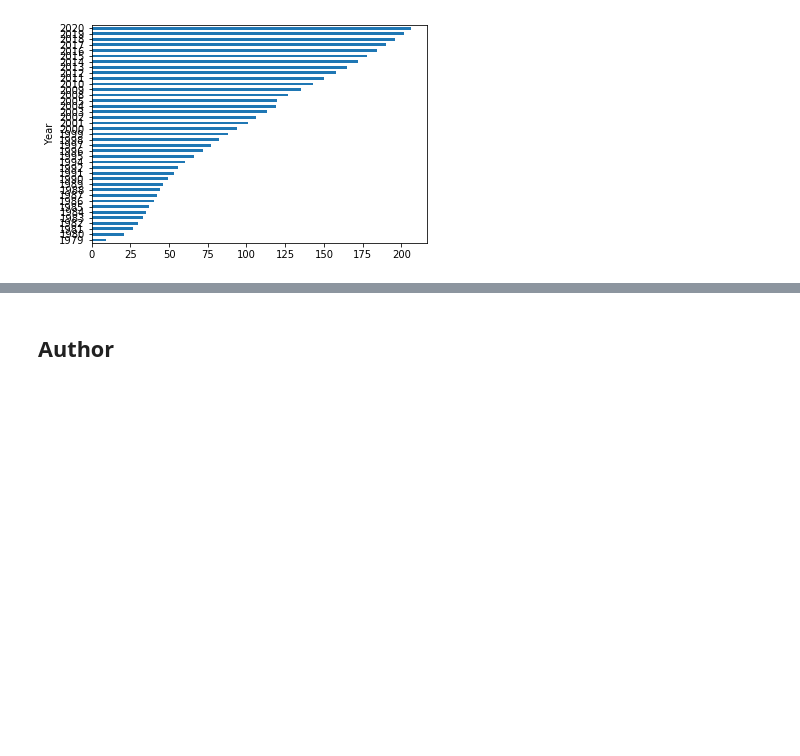
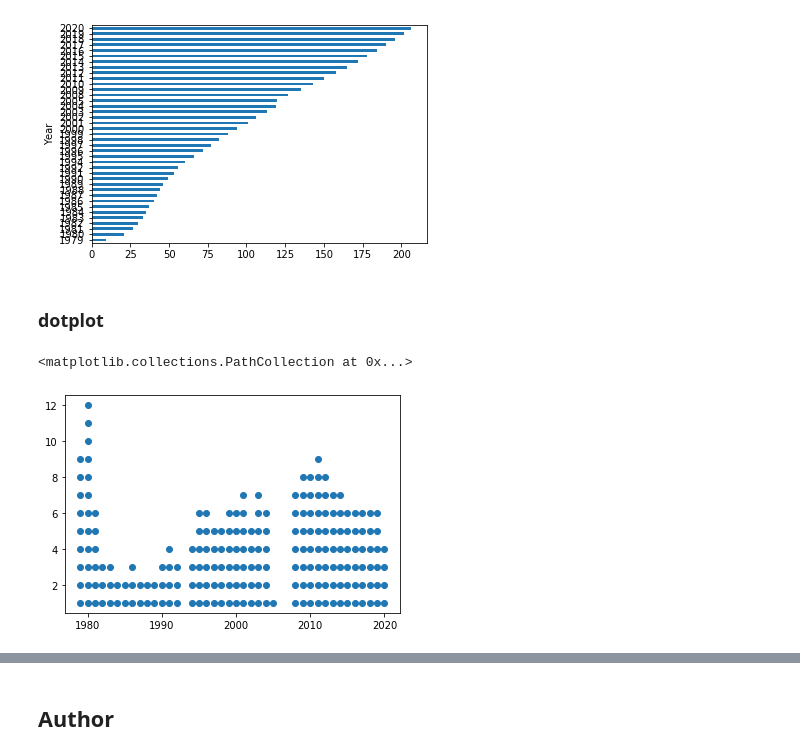
Before and after one commit to Lisa-Ho/three-investigators, a Jupyter notebook: notebooks/three-investigators-part-II.ipynb, the cells around one changed output, grey strips where cells are left out. Cells and saved outputs as stored; diff of their text form; code cells hidden in the pictures; blank space fills up the shorter version.

```diff
--- a/notebooks/three-investigators-part-II.ipynb
+++ b/notebooks/three-investigators-part-II.ipynb
@@ -265,3 +300,14 @@ years.set_index("year")["id_max"].plot(kind='barh')
 # %% [output]
 <matplotlib.axes._subplots.AxesSubplot at 0x...>
 [figure]
+# %% [markdown]
+### dotplot
+# %%
+x = meta["year"]
+y = meta["no_per_year"]
+z = meta["parts"]
+
+plt.scatter(x, y)
+# %% [output]
+<matplotlib.collections.PathCollection at 0x...>
+[figure, added]
```
Also changed, not shown: parts of 34 cells of this notebook.
